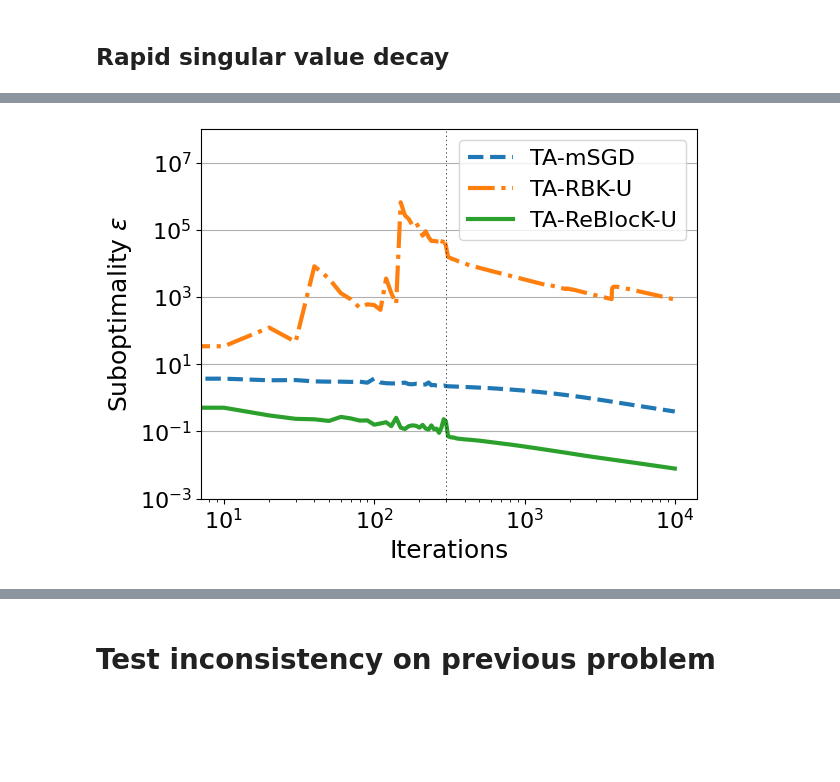
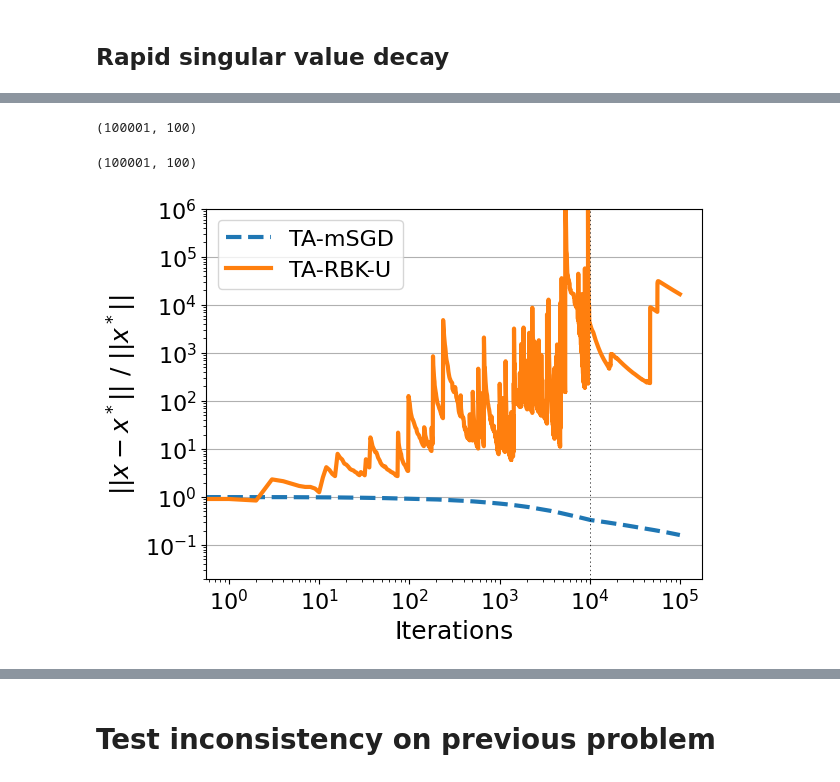
Before and after one commit to ggoldsh/block-kaczmarz-without-preprocessing, a Jupyter notebook: notebooks/random_examples.ipynb, the cells around one changed output, grey strips where cells are left out. Drawn from its saved outputs; the diff is of its cells as text; code cells hidden in the pictures; blank space fills up the shorter version.

Commit message:
Update random examples with isoscelese triangle, solution errors, and longer run-times

```diff
--- a/notebooks/random_examples.ipynb
+++ b/notebooks/random_examples.ipynb
@@ -9,0 +17,21 @@ import matplotlib.pyplot as plt
+# %%
+def get_example(eps,lamb):
+    A,b = build_A_b(eps)
+    x_ls = np.linalg.lstsq(A,b, rcond=None)[0]
+    r = A @ x_ls -  b
+
+    W = np.zeros((3,3))
+    V = 0.
+
+    I3 = np.eye(3)
+    I2 = np.eye(2)
+
+    for (i,j) in ([0,1],[0,2],[1,2]):
+        AS = A[[i,j],:]
+        IS = I3[[i,j],:]
+        rS = r[[i,j]]
+
+        W += IS.T @ np.linalg.solve(AS @ AS.T + lamb * 3 * I2, IS)
+
+    x_rho = np.linalg.solve(A.T @ W @ A, A.T @ W @ b)
+    return A, b, x_ls, x_rho
@@ -316,16 +436,32 @@ x_reblock = block_kaczmarz(A,b,k,T, get_reblock_step(lamb=lamb))
+# %%
+data = np.load('data/chebyshev_bit_fast_decay.npz')
+A = data['A']
+b = data['b']
+x_ls = np.linalg.lstsq(A, b, rcond=None)[0]
+x_sgd = data['x_sgd']
+x_rbk = data['x_rbk']
+x_reblock = data['x_reblock']
+# %%
+x_sgd.shape
+# %% [output]
+(100001, 100)
+# %%
+x_sgd.shape
+# %% [output]
+(100001, 100)
 # %%
-x_data = [x_sgd, x_rbk, x_reblock]
-labels = ['TA-mSGD', "TA-RBK-U", "TA-ReBlocK-U"]
-styles = ['dashed', 'dashdot', 'solid']
-Tburn = 300
+x_data = [x_sgd, x_rbk]
+labels = ['TA-mSGD', "TA-RBK-U"]
+styles = ['dashed', 'solid']
+Tburn = 10000
 # %%
 plt.rcParams.update({'font.size': 16})
 plt.rcParams.update({'axes.labelsize': 18})
 
-fig, ax = plot_mean_residuals(zip(x_data, labels, styles), Tburn, A, b, x_ls)
-ax.legend(loc='upper right')
+fig, ax = plot_errs(zip(x_data, labels, styles), Tburn, A, b, x_ls)
+ax.set_ylim([2e-2, 1e6])
 
-ax.set_ylim([1e-3, 1e8])
-plt.savefig("chebyshev_fast_decay.pdf", bbox_inches='tight')
+ax.legend(loc='upper left')
+plt.savefig("rbk_fail_fast.pdf", bbox_inches='tight')
 # %% [output]
-[figure, old version]
+[figure, new version]
```
Also changed, not shown: parts of 45 cells of this notebook.
